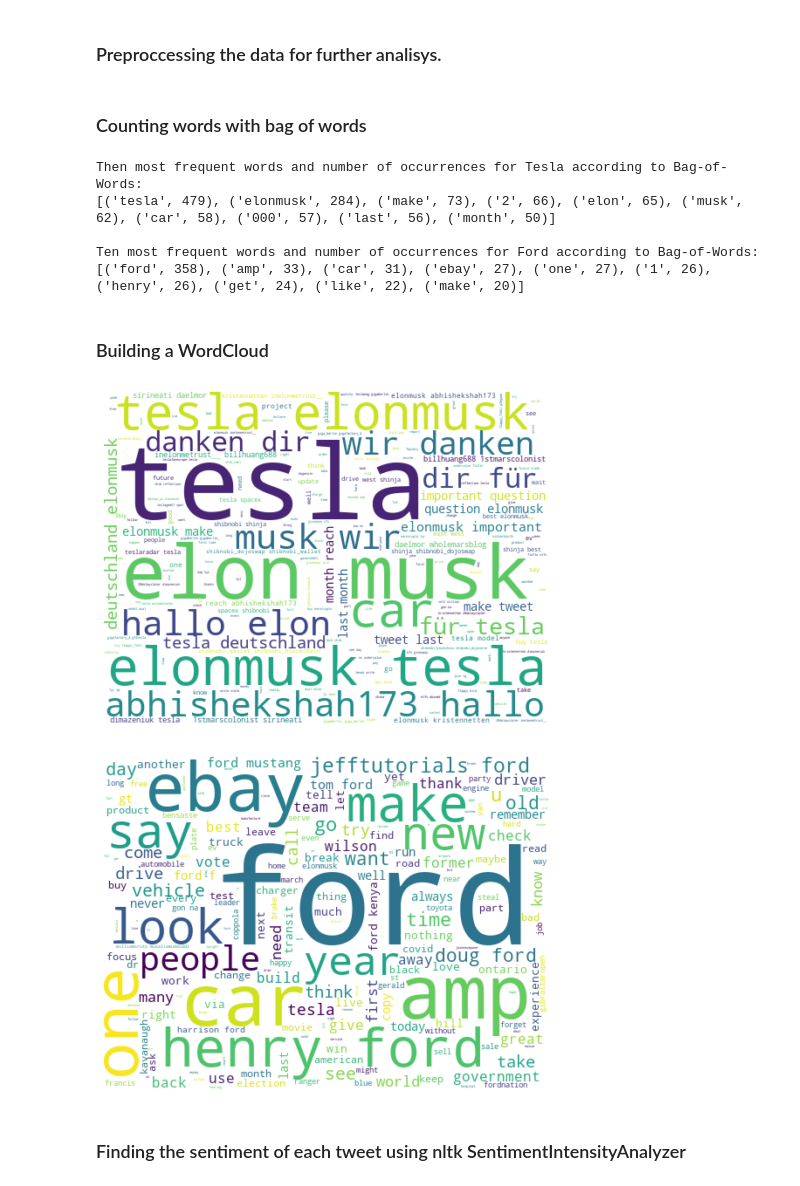
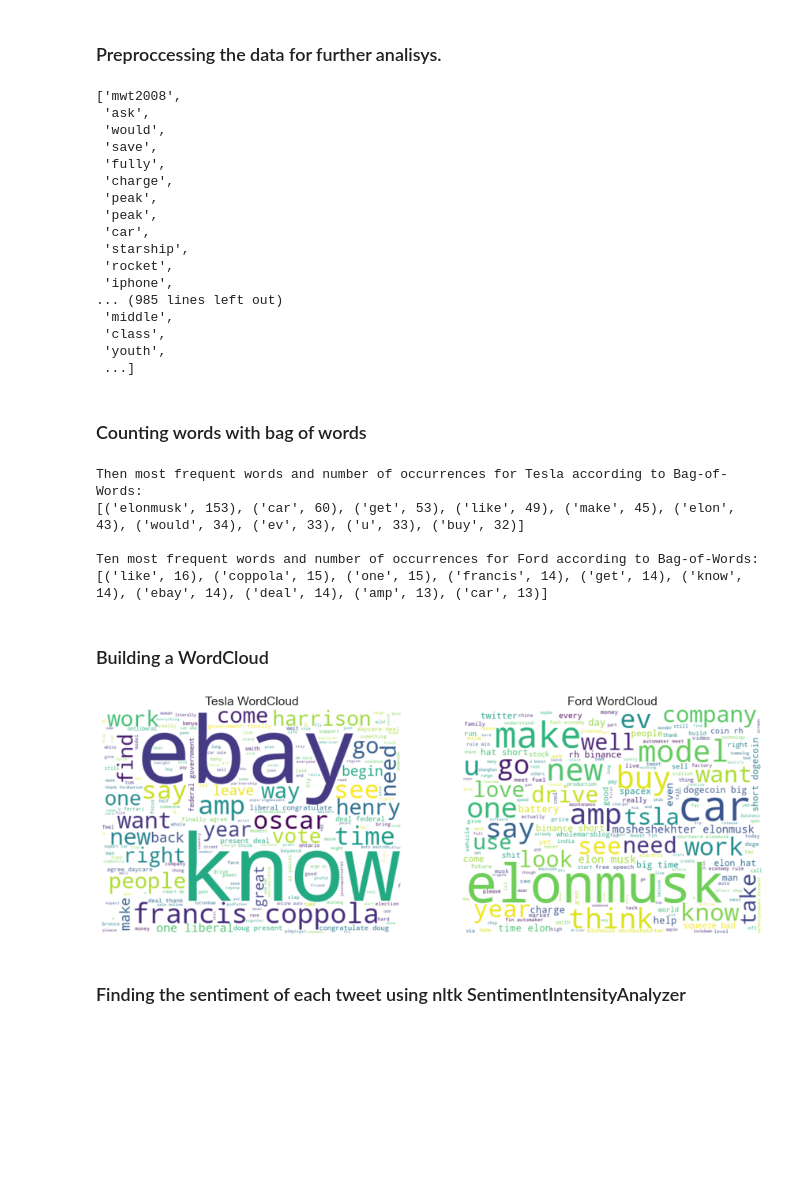
Before and after one commit to MestreD/NLP_Task, a Jupyter notebook: NLP_Task.ipynb, the cells around one changed output. Cells and saved outputs as stored; diff of their text form; code cells hidden in the pictures; blank space fills up the shorter version.

```diff
--- a/NLP_Task.ipynb
+++ b/NLP_Task.ipynb
@@ -21,6 +21,7 @@ from collections import Counter
 nltk.download('wordnet')
 nltk.download('omw-1.4')
 stop_words = stopwords.words('english')
+custom_stopwords = ["Tesla", "Ford", "tesla", "ford"]
 normalizer = WordNetLemmatizer()
 #Library to count words
 from collections import Counter
@@ -31,6 +32,8 @@ import nltk
 nltk.download('vader_lexicon')
 from nltk.sentiment import SentimentIntensityAnalyzer
 sia = SentimentIntensityAnalyzer()
+#Another Library to perfom sentiment analisis.
+from textblob import Word, TextBlob
 # %% [output]
 [nltk_data] Downloading package wordnet to
 [nltk_data]     /Users/macbookair/nltk_data...
@@ -108,27 +111,42 @@ def get_part_of_speech(word):
   most_likely_part_of_speech = pos_counts.most_common(1)[0][0]
   return most_likely_part_of_speech
 
-def preprocess_text(text):
+def preprocess_text(text, custom_stopword):
   cleaned = re.sub(r'(\W+)|(http\S+)', ' ', text).lower()
   tokenized = word_tokenize(cleaned)
   normalized = [normalizer.lemmatize(token, get_part_of_speech(token)) for token in tokenized if token not in stop_words]
+  normalized = [token for token in normalized if token not in custom_stopword]
   return normalized
 
 # Cleaning text.
-def clean_text(text):
+def clean_text(text, custom_stopword):
   cleaned = re.sub(r'(\W+)|(http\S+)', ' ', text).lower()
+  cleaned = " ".join(word for word in cleaned.split() if word not in stop_words)
+  cleaned = " ".join(word for word in cleaned.split() if word not in custom_stopwords)
+  cleaned = " ".join(normalizer.lemmatize(word, get_part_of_speech(word)) for word in cleaned.split())
   return cleaned
 
 # Funtion to bluid and plot a WordCloud.
-def wordcloud(str):
-    wordcloud = WordCloud (
+def wordcloud(str1, str2):
+    wordcloud1 = WordCloud (
                     background_color = 'white',
                     width = 512,
                     height = 384
-                        ).generate(' '.join(str))
+                        ).generate(' '.join(str1))
+    wordcloud2 = WordCloud (
+                    background_color = 'white',
+                    width = 512,
+                    height = 384
+                        ).generate(' '.join(str2))
 #plot the wordcloud object
-    plt.figure(figsize = (8,8))
-    plt.imshow(wordcloud, interpolation='bilInear')
+    plt.figure(figsize = (15,10))
+    plt.subplot(1,2,1)
+    plt.title("Tesla WordCloud")
+    plt.imshow(wordcloud1, interpolation='bilInear')
+    plt.axis('off')
+    plt.subplot(1,2,2)
+    plt.title("Ford WordCloud")
+    plt.imshow(wordcloud2, interpolation='bilInear')
     plt.axis('off')
     plt.show()
 
@@ -152,8 +170,26 @@ ford = scrape("Ford", 2022-0o1-0o1, 1000)
 # %% [markdown]
 ### Preproccessing the data for further analisys.
 # %%
-tesla_preprocess = preprocess_text("".join(tesla.tweets))
-ford_preprocess = preprocess_text("".join(ford.tweets))
+tesla_preprocess = preprocess_text("".join(tesla.tweets), custom_stopwords)
+ford_preprocess = preprocess_text("".join(ford.tweets), custom_stopwords)
+# %% [output]
+['mwt2008',
+ 'ask',
+ 'would',
+ 'save',
+ 'fully',
+ 'charge',
+ 'peak',
+ 'peak',
+ 'car',
+ 'starship',
+ 'rocket',
+ 'iphone',
+... (985 lines left out)
+ 'middle',
+ 'class',
+ 'youth',
+ ...]
 # %% [markdown]
 ### Counting words with bag of words
 # %%
@@ -168,18 +204,16 @@ most_common_ford = ford_bow.most_common(10)
 print(most_common_ford)
 # %% [output]
 Then most frequent words and number of occurrences for Tesla according to Bag-of-Words:
-[('tesla', 479), ('elonmusk', 284), ('make', 73), ('2', 66), ('elon', 65), ('musk', 62), ('car', 58), ('000', 57), ('last', 56), ('month', 50)]
+[('elonmusk', 153), ('car', 60), ('get', 53), ('like', 49), ('make', 45), ('elon', 43), ('would', 34), ('ev', 33), ('u', 33), ('buy', 32)]
 
 Ten most frequent words and number of occurrences for Ford according to Bag-of-Words:
-[('ford', 358), ('amp', 33), ('car', 31), ('ebay', 27), ('one', 27), ('1', 26), ('henry', 26), ('get', 24), ('like', 22), ('make', 20)]
+[('like', 16), ('coppola', 15), ('one', 15), ('francis', 14), ('get', 14), ('know', 14), ('ebay', 14), ('deal', 14), ('amp', 13), ('car', 13)]
 # %% [markdown]
 ### Building a WordCloud
 # %%
-tesla_wordcloud = wordcloud(tesla_preprocess)
-ford_wordcloud = wordcloud(ford_preprocess)
+wordcloud(ford_preprocess, tesla_preprocess)
 # %% [output]
-[figure, old version]
+[figure, new version]
-[figure, removed]
 # %% [markdown]
 ### Finding the sentiment of each tweet using nltk SentimentIntensityAnalyzer
 # %%
```
Also changed, not shown: parts of 3 cells of this notebook.
